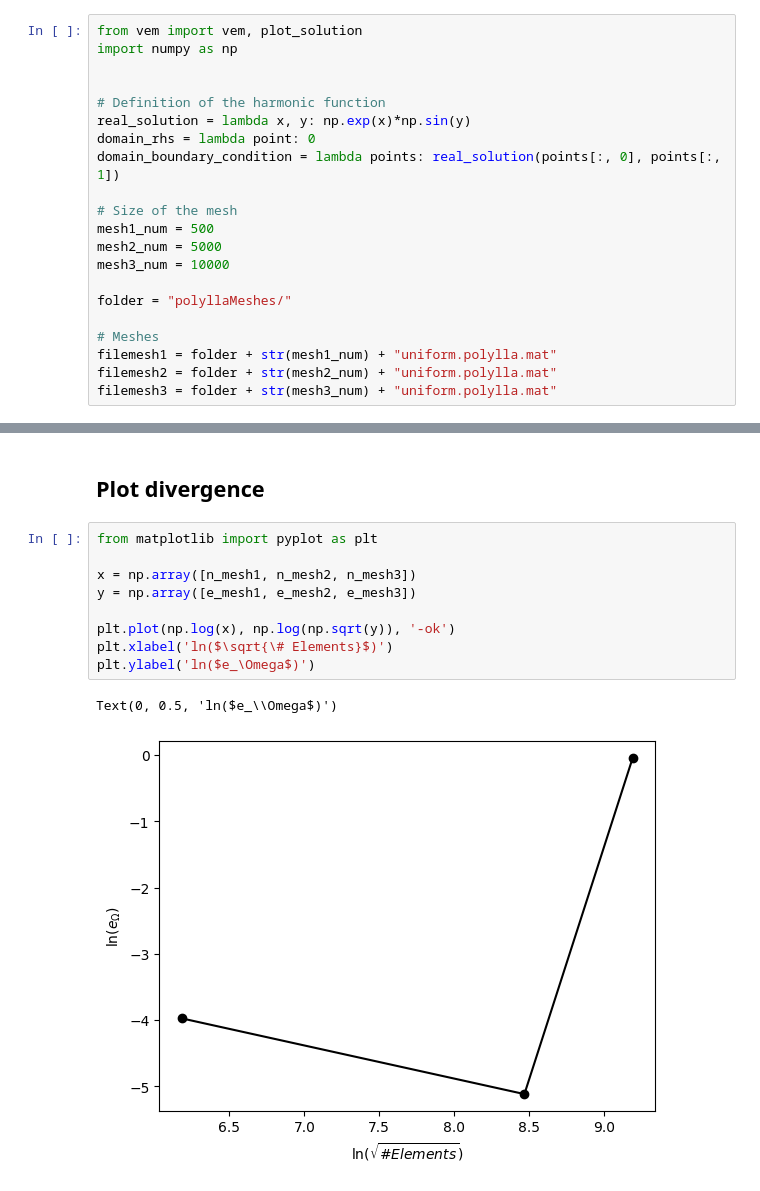
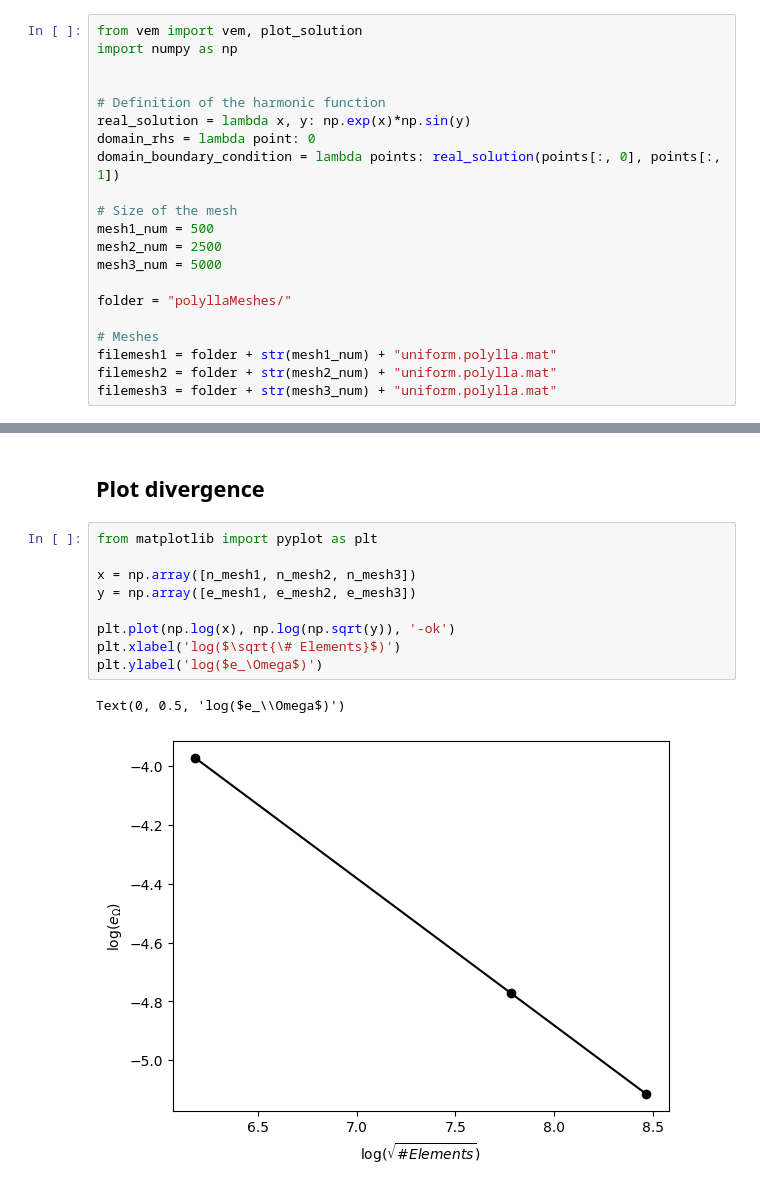
Before and after one commit to ssalinasfe/VEM-for-polylla-testing, a Jupyter notebook: divergence.ipynb, the cells around one changed output, grey strips where cells are left out. Drawn from its saved outputs; the diff is of its cells as text.

Commit message:
added image

```diff
--- a/divergence.ipynb
+++ b/divergence.ipynb
@@ -12,8 +12,8 @@ domain_boundary_condition = lambda points: real_solution(points[:, 0], points[:,
 
 # Size of the mesh
 mesh1_num = 500
-mesh2_num = 5000
-mesh3_num = 10000
+mesh2_num = 2500
+mesh3_num = 5000
 
 folder = "polyllaMeshes/"
 
@@ -86,12 +96,12 @@ Error mesh 3:  0.915614683497575
 # %%
 from matplotlib import pyplot as plt
 
 x = np.array([n_mesh1, n_mesh2, n_mesh3])
 y = np.array([e_mesh1, e_mesh2, e_mesh3])
 
 plt.plot(np.log(x), np.log(np.sqrt(y)), '-ok')
-plt.xlabel('ln($\sqrt{\# Elements}$)')
-plt.ylabel('ln($e_\Omega$)')
+plt.xlabel('log($\sqrt{\# Elements}$)')
+plt.ylabel('log($e_\Omega$)')
 # %% [output]
-Text(0, 0.5, 'ln($e_\\Omega$)')
+Text(0, 0.5, 'log($e_\\Omega$)')
-[figure, old version]
+[figure, new version]
```
Also changed, not shown: parts of 2 cells of this notebook, 7 other files.
